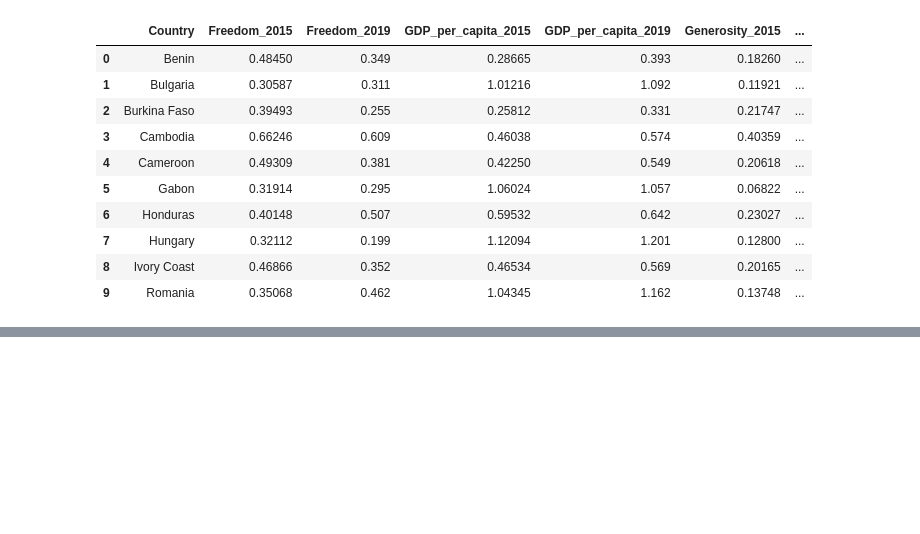
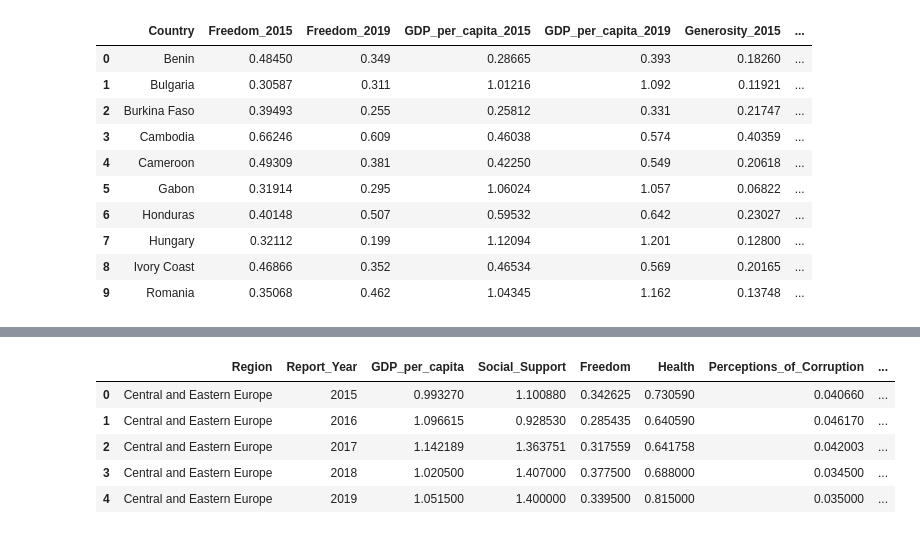
Before and after one commit to paulinaromanczuk/World_Happiness, a Jupyter notebook: World_Happiness_Report.ipynb, the cells around one changed output, grey strips where cells are left out. Saved outputs shown, nothing was run; the diff lists cells and outputs as text; code cells hidden in the pictures; blank space fills up the shorter version.

```diff
--- a/World_Happiness_Report.ipynb
+++ b/World_Happiness_Report.ipynb
@@ -319,0 +376,11 @@ Name: 2015-19_diff, dtype: float64
+# %%
+indicators = ['GDP_per_capita', 'Social_Support', 'Freedom', 'Health','Perceptions_of_Corruption', 'Generosity']
+df_CE_medians = df_CE.groupby(['Region', 'Report_Year'])[indicators].median().reset_index()
+df_CE_medians
+# %% [output]
+|  | Region | Report_Year | GDP_per_capita | Social_Support | Freedom | Health | Perceptions_of_Corruption | ... |
+| 0 | Central and Eastern Europe | 2015 | 0.993270 | 1.100880 | 0.342625 | 0.730590 | 0.040660 | ... |
+| 1 | Central and Eastern Europe | 2016 | 1.096615 | 0.928530 | 0.285435 | 0.640590 | 0.046170 | ... |
+| 2 | Central and Eastern Europe | 2017 | 1.142189 | 1.363751 | 0.317559 | 0.641758 | 0.042003 | ... |
+| 3 | Central and Eastern Europe | 2018 | 1.020500 | 1.407000 | 0.377500 | 0.688000 | 0.034500 | ... |
+| 4 | Central and Eastern Europe | 2019 | 1.051500 | 1.400000 | 0.339500 | 0.815000 | 0.035000 | ... |
```
Also changed, not shown: parts of 18 cells of this notebook.
